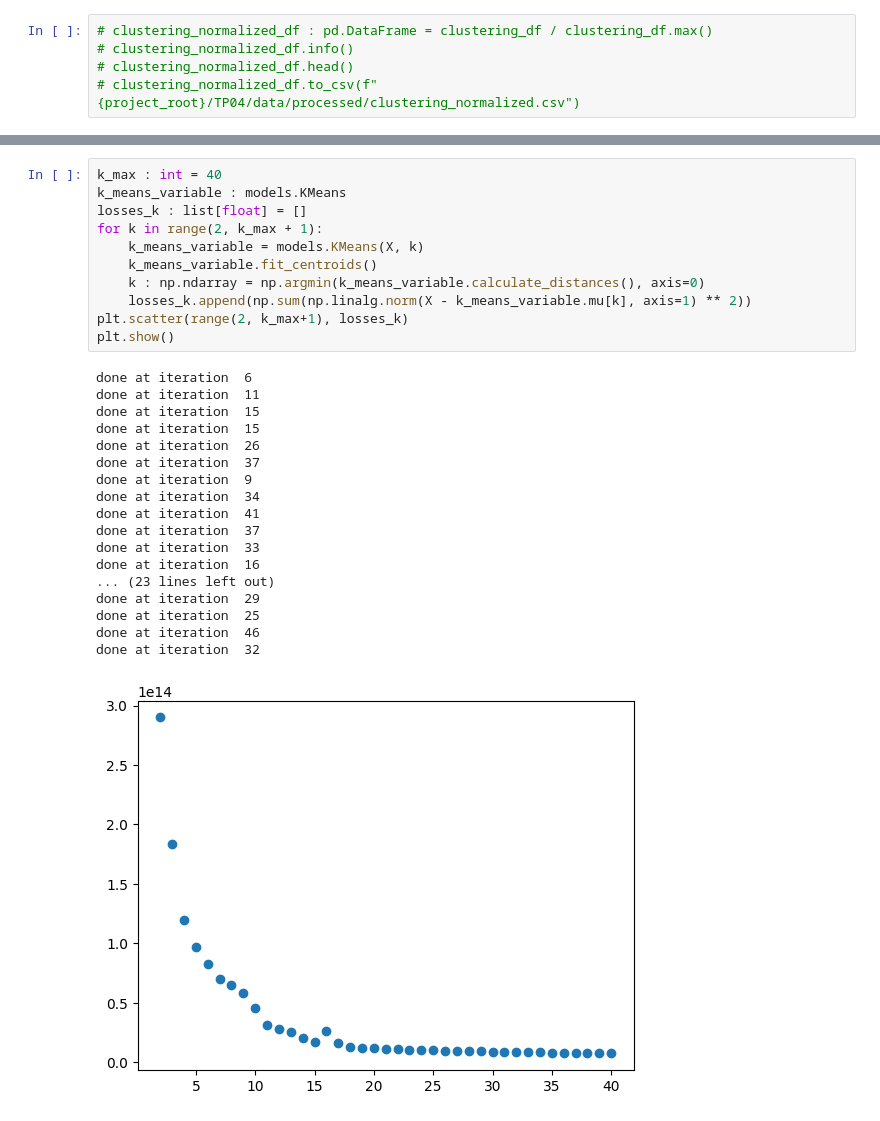
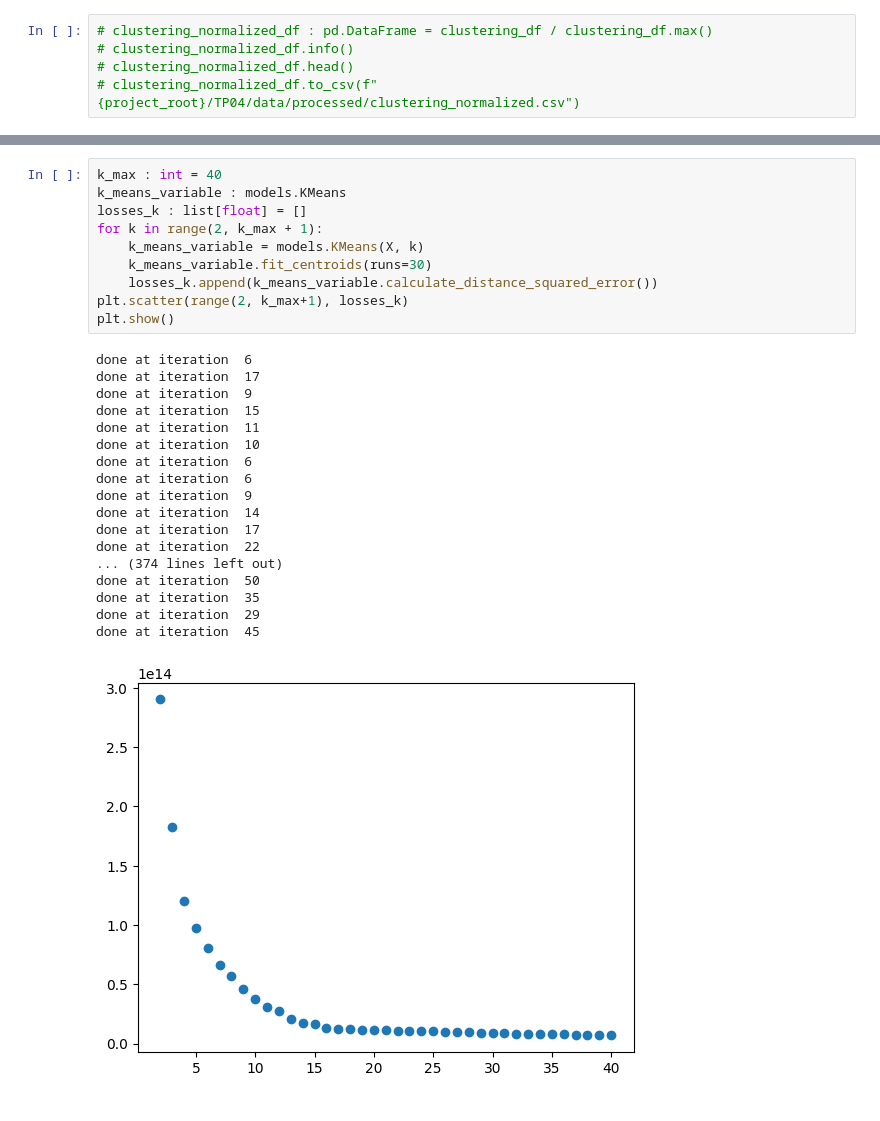
Before and after one commit to NazaGonella/TP04-machine-learning, a Jupyter notebook: Gonella_Nazareno_Notebook_TP4.ipynb, the cells around one changed output, grey strips where cells are left out. Saved outputs shown, nothing was run; the diff lists cells and outputs as text.

```diff
--- a/Gonella_Nazareno_Notebook_TP4.ipynb
+++ b/Gonella_Nazareno_Notebook_TP4.ipynb
@@ -67,30 +67,29 @@ k_means_01.plot_clusters_2d()
 # %%
 k_max : int = 40
 k_means_variable : models.KMeans
 losses_k : list[float] = []
 for k in range(2, k_max + 1):
     k_means_variable = models.KMeans(X, k)
-    k_means_variable.fit_centroids()
-    k : np.ndarray = np.argmin(k_means_variable.calculate_distances(), axis=0)
-    losses_k.append(np.sum(np.linalg.norm(X - k_means_variable.mu[k], axis=1) ** 2))
+    k_means_variable.fit_centroids(runs=30)
+    losses_k.append(k_means_variable.calculate_distance_squared_error())
 plt.scatter(range(2, k_max+1), losses_k)
 plt.show()
 # %% [output]
 done at iteration  6
+done at iteration  17
+done at iteration  9
+done at iteration  15
 done at iteration  11
-done at iteration  15
-done at iteration  15
-done at iteration  26
-done at iteration  37
+done at iteration  10
+done at iteration  6
+done at iteration  6
 done at iteration  9
-done at iteration  34
-done at iteration  41
-done at iteration  37
-done at iteration  33
-done at iteration  16
-... (23 lines left out)
+done at iteration  14
+done at iteration  17
+done at iteration  22
+... (374 lines left out)
+done at iteration  50
+done at iteration  35
 done at iteration  29
-done at iteration  25
-done at iteration  46
-done at iteration  32
+done at iteration  45
-[figure, old version]
+[figure, new version]
```
Also changed, not shown: parts of 2 cells of this notebook, 2 other files.
